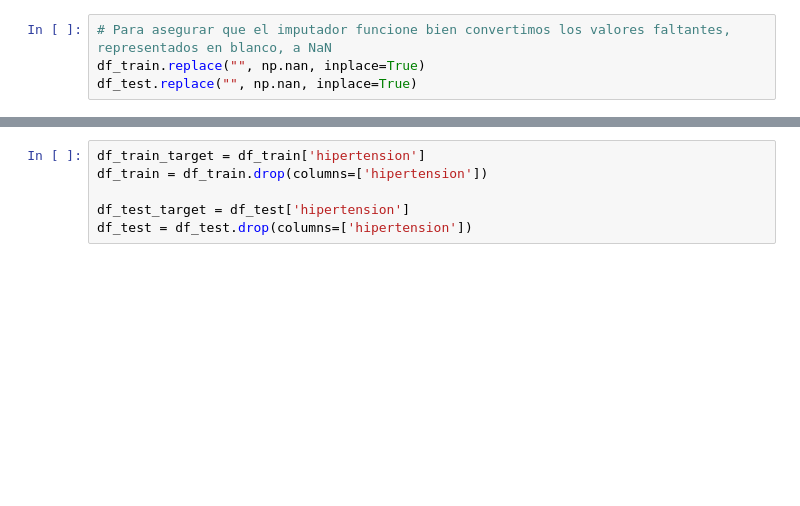
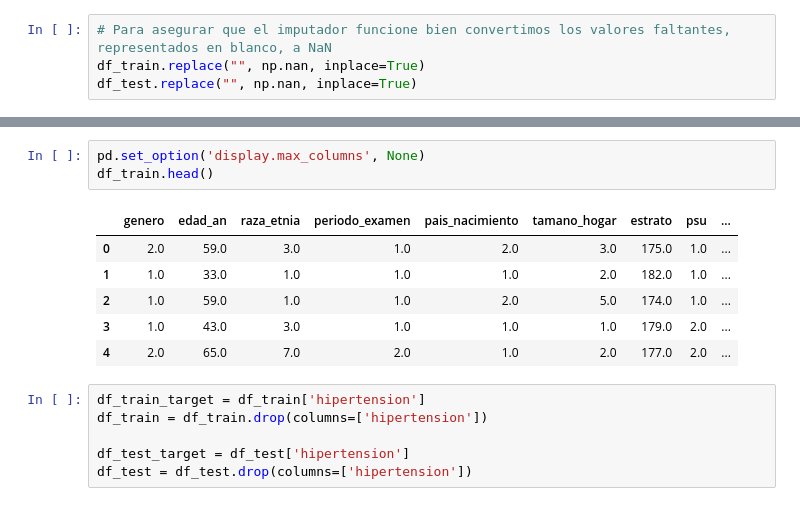
Before and after one commit to pmars21/hypertension_management_AI_driven_tool, a Jupyter notebook: missForest_imp_tfm.ipynb, the cells around one changed output, grey strips where cells are left out. Drawn from its saved outputs; the diff is of its cells as text; blank space fills up the shorter version.

```diff
--- a/missForest_imp_tfm.ipynb
+++ b/missForest_imp_tfm.ipynb
@@ -80,3 +80,13 @@ memory usage: 1.1+ MB
+# %%
+pd.set_option('display.max_columns', None)
+df_train.head()
+# %% [output]
+|  | genero | edad_an | raza_etnia | periodo_examen | pais_nacimiento | tamano_hogar | estrato | psu | ... |
+| 0 | 2.0 | 59.0 | 3.0 | 1.0 | 2.0 | 3.0 | 175.0 | 1.0 | ... |
+| 1 | 1.0 | 33.0 | 1.0 | 1.0 | 1.0 | 2.0 | 182.0 | 1.0 | ... |
+| 2 | 1.0 | 59.0 | 1.0 | 1.0 | 2.0 | 5.0 | 174.0 | 1.0 | ... |
+| 3 | 1.0 | 43.0 | 3.0 | 1.0 | 1.0 | 1.0 | 179.0 | 2.0 | ... |
+| 4 | 2.0 | 65.0 | 7.0 | 2.0 | 1.0 | 2.0 | 177.0 | 2.0 | ... |
 # %%
 df_train_target = df_train['hipertension']
 df_train = df_train.drop(columns=['hipertension'])
```
Also changed, not shown: parts of 17 cells of this notebook.
